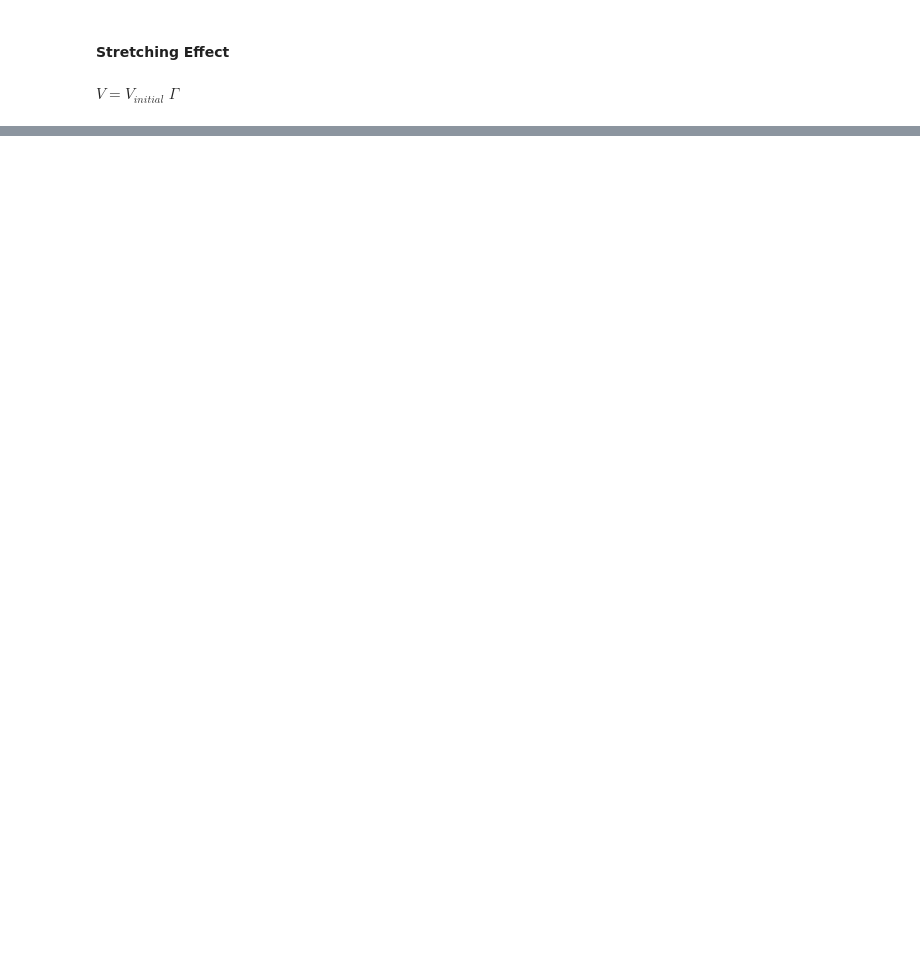
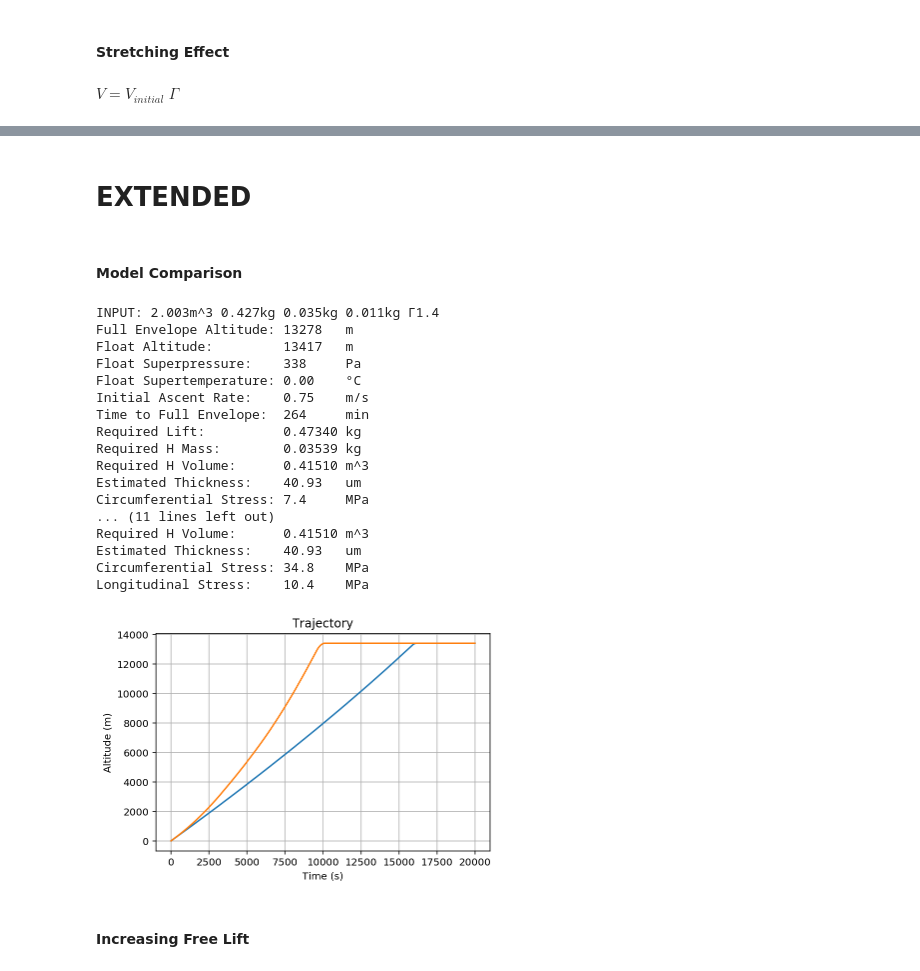
Before and after one commit to TomasTT7/SuperpressureBalloonsNotebook, a Jupyter notebook: Superpressure_Balloons.ipynb, the cells around one changed output, grey strips where cells are left out. Drawn from its saved outputs; the diff is of its cells as text; code cells hidden in the pictures; blank space fills up the shorter version.

Commit message:
Extended version.

```diff
--- a/Superpressure_Balloons.ipynb
+++ b/Superpressure_Balloons.ipynb
@@ -643,0 +758,36 @@ Longitudinal Stress:    4.1     MPa
+# %% [markdown]
+# EXTENDED
+# %% [markdown]
+#### Model Comparison
+# %%
+modelTrajectory(trajectory1, datapoints, 1.484, 0.427, 0.0354, 0.011, 1, 0, 1.35)
+modelTrajectoryST(trajectory2, datapoints, 1.484, 0.427, 0.0354, 0.011, 1, 1.35)
+
+plt.plot(trajectory1)
+plt.plot(trajectory2)
+plt.title('Trajectory')
+plt.xlabel('Time (s)')
+plt.ylabel('Altitude (m)')
+plt.grid()
+plt.show()
+# %% [output]
+INPUT: 2.003m^3 0.427kg 0.035kg 0.011kg Γ1.4
+Full Envelope Altitude: 13278   m
+Float Altitude:         13417   m
+Float Superpressure:    338     Pa
+Float Supertemperature: 0.00    °C
+Initial Ascent Rate:    0.75    m/s
+Time to Full Envelope:  264     min
+Required Lift:          0.47340 kg
+Required H Mass:        0.03539 kg
+Required H Volume:      0.41510 m^3
+Estimated Thickness:    40.93   um
+Circumferential Stress: 7.4     MPa
+... (11 lines left out)
+Required H Volume:      0.41510 m^3
+Estimated Thickness:    40.93   um
+Circumferential Stress: 34.8    MPa
+Longitudinal Stress:    10.4    MPa
+[figure, added]
+# %% [markdown]
+#### Increasing Free Lift
```
Also changed, not shown: parts of 24 cells of this notebook.
